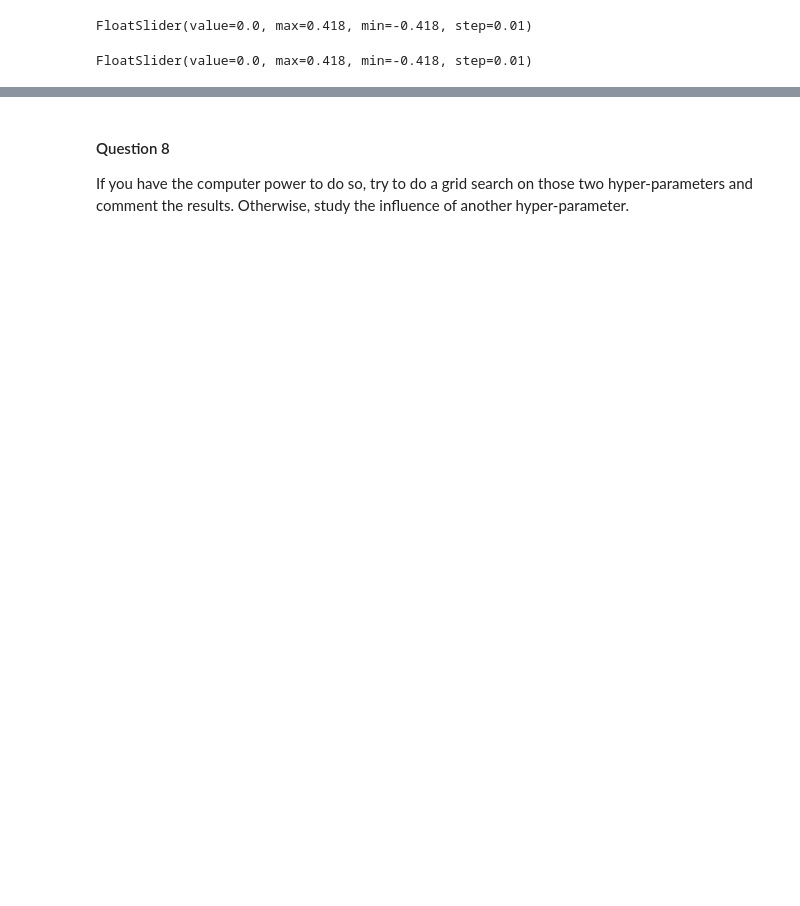
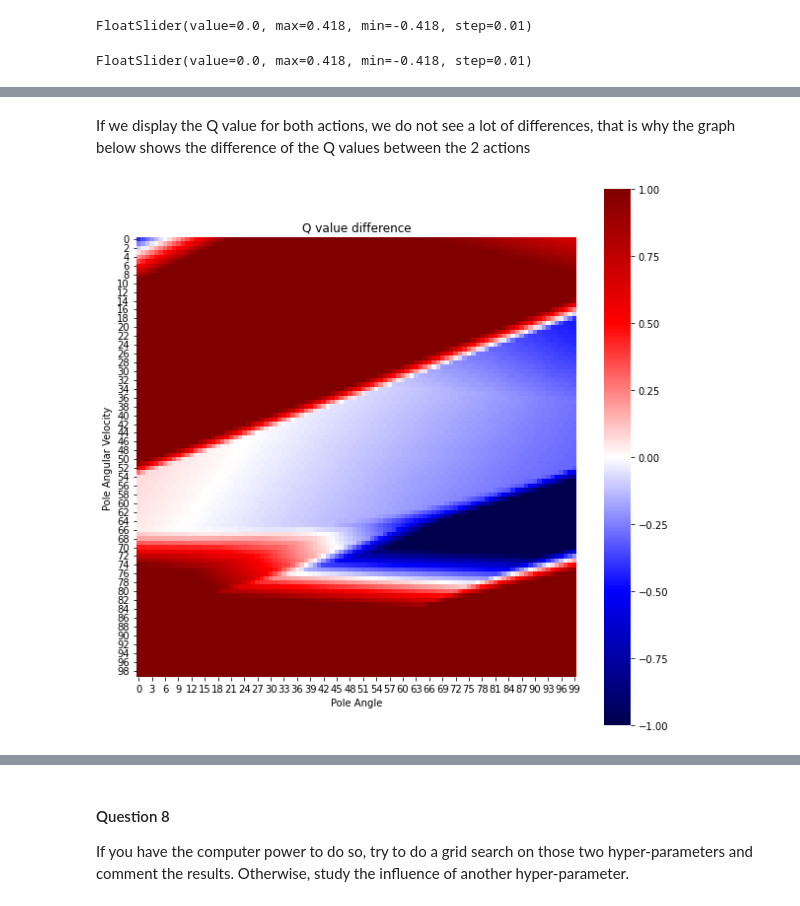
Before and after one commit to magalimorin18/reinforcement_learning, a Jupyter notebook: TD2/TD2.ipynb, the cells around one changed output, grey strips where cells are left out. Cells and saved outputs as stored; diff of their text form; code cells hidden in the pictures; blank space fills up the shorter version.

```diff
--- a/TD2/TD2.ipynb
+++ b/TD2/TD2.ipynb
@@ -1005,0 +1014,11 @@ OBS 4: 0.0
+# %% [markdown]
+If we display the Q value for both actions, we do not see a lot of differences, that is why the graph below shows the difference of the Q values between the 2 actions
+# %%
+fig, ax = plt.subplots(figsize=(10, 10))
+sns.heatmap(values[0] - values[1], ax=ax,cmap="seismic", vmin=-1, vmax=1);
+ax.set_title(f"Q value difference")
+ax.set_aspect('equal', 'box')
+ax.set_xlabel(x_name)
+ax.set_ylabel(y_name);
+# %% [output]
+[figure, added]
```
Also changed, not shown: parts of 14 cells of this notebook.
